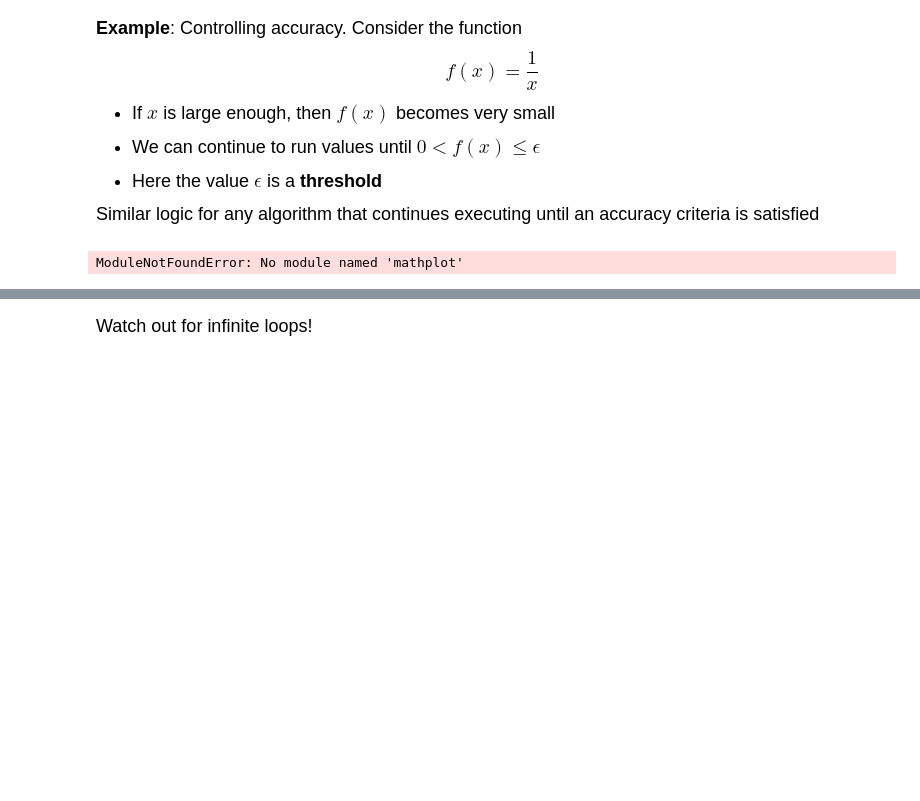
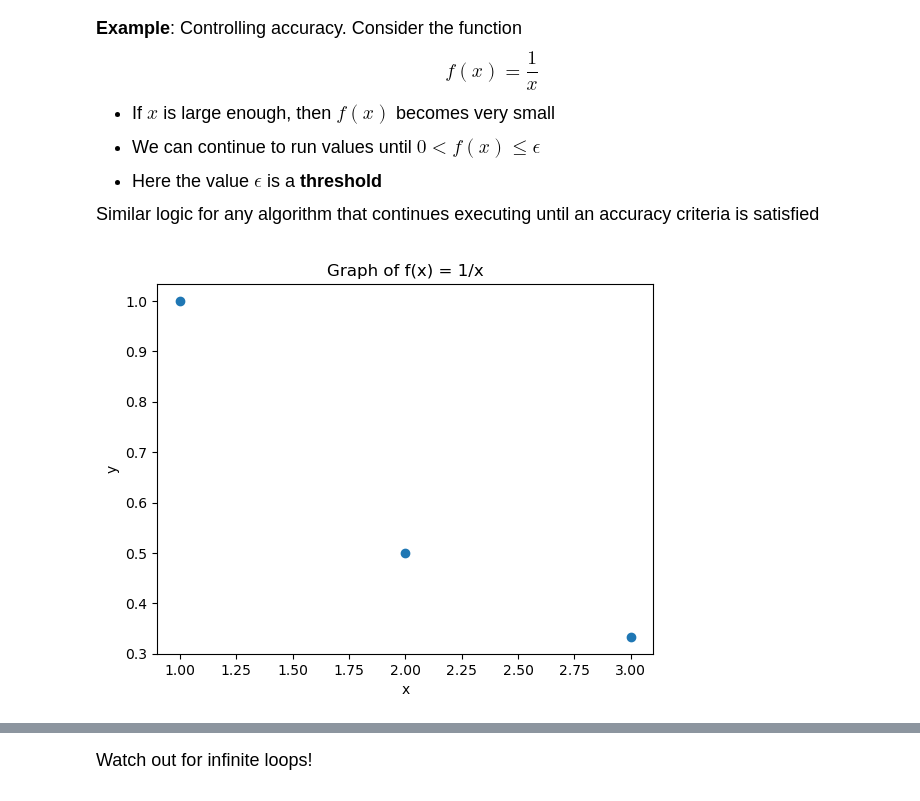
Before and after one commit to yjprk/datasci151spring2026, a Jupyter notebook: notes/lecture_08/yejee lecture 08.ipynb, the cells around one changed output, grey strips where cells are left out. Cells and saved outputs as stored; diff of their text form; code cells hidden in the pictures; blank space fills up the shorter version.

```diff
--- a/notes/lecture_08/yejee lecture 08.ipynb
+++ b/notes/lecture_08/yejee lecture 08.ipynb
@@ -339,25 +426,27 @@ $$f(x) = \frac{1}{x}$$
 Similar logic for any algorithm that continues executing until an accuracy criteria is satisfied
 # %%
 # Specify a threshold level
+import matplotlib.pyplot as plt
 eps = 0.025
+eps = 0.25
 
 x_list = []
 y_list = []
 
 
 x = 1
 while 1/x > eps:
     x_list.append(x)
     y_list.append(1/x)
     x = x + 1
 
 plt.scatter(x = x_list, y = y_list)
 plt.title("Graph of f(x) = 1/x")
 plt.xlabel('x')
 plt.ylabel("y")
 plt.show()
 # %% [output]
-ModuleNotFoundError: No module named 'mathplot'
+[figure, added]
 # %%
 # This code loops over the list of players
 # and stops once 2 tennis players are found
```
Also changed, not shown: parts of 5 cells of this notebook, 13 other files.
